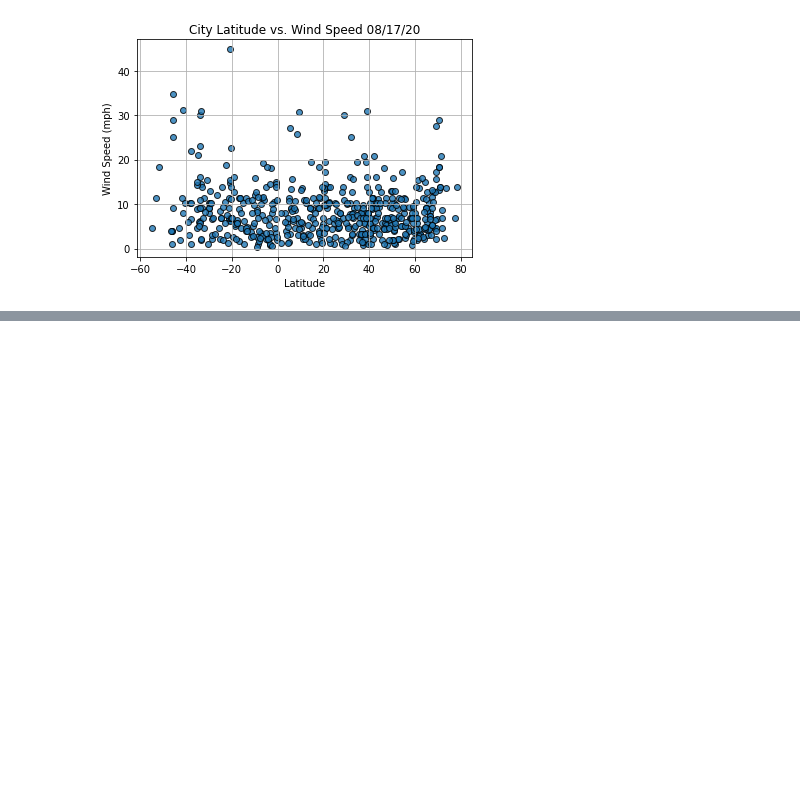
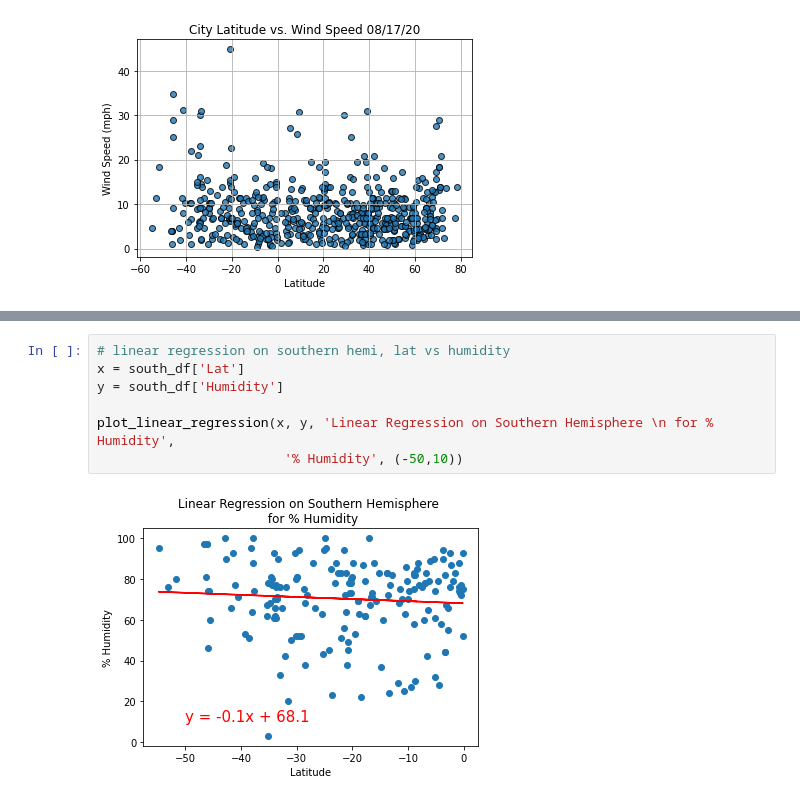
Before and after one commit to vyu821/world-weather-analysis, a Jupyter notebook: WeatherPy.ipynb, the cells around one changed output, grey strips where cells are left out. Drawn from its saved outputs; the diff is of its cells as text; blank space fills up the shorter version.

```diff
--- a/WeatherPy.ipynb
+++ b/WeatherPy.ipynb
@@ -242,0 +297,9 @@ plt.show()
+# %%
+# linear regression on southern hemi, lat vs humidity
+x = south_df['Lat']
+y = south_df['Humidity']
+
+plot_linear_regression(x, y, 'Linear Regression on Southern Hemisphere \n for % Humidity',
+                        '% Humidity', (-50,10))
+# %% [output]
+[figure, added]
```
Also changed, not shown: parts of 10 cells of this notebook.
